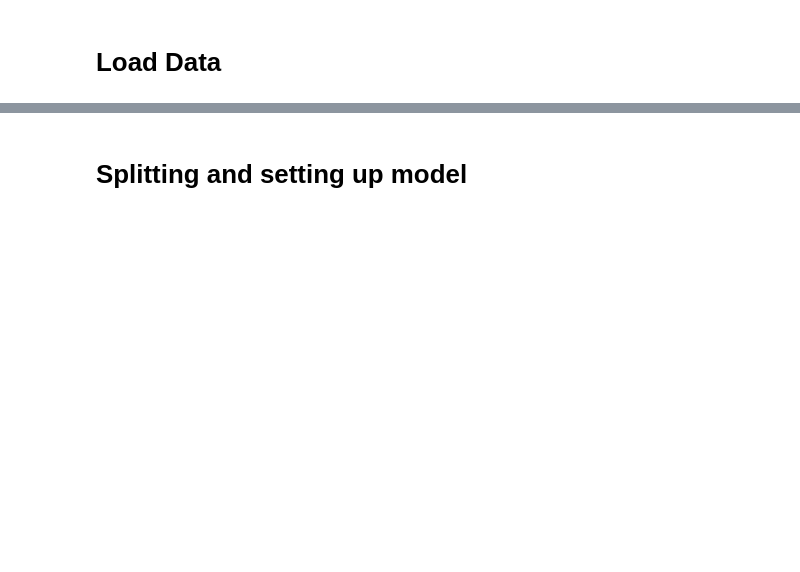
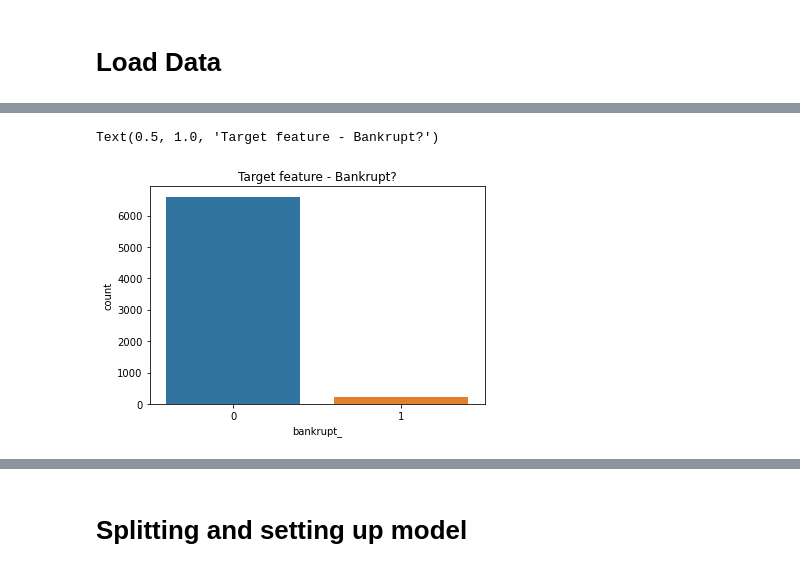
Before and after one commit to Jrajtar/Rajtar_NS2021, a Jupyter notebook: Predikcia_bankrotu.ipynb, the cells around one changed output, grey strips where cells are left out. Saved outputs shown, nothing was run; the diff lists cells and outputs as text; code cells hidden in the pictures; blank space fills up the shorter version.

Commit message:
Finish training mode and added visualization

```diff
--- a/Predikcia_bankrotu.ipynb
+++ b/Predikcia_bankrotu.ipynb
@@ -44,0 +54,6 @@ x = df.drop('bankrupt_',axis=1)
+# %%
+sns.countplot(x=df['bankrupt_'])
+plt.title('Target feature - Bankrupt?')
+# %% [output]
+Text(0.5, 1.0, 'Target feature - Bankrupt?')
+[figure, added]
```
Also changed, not shown: parts of 15 cells of this notebook.
